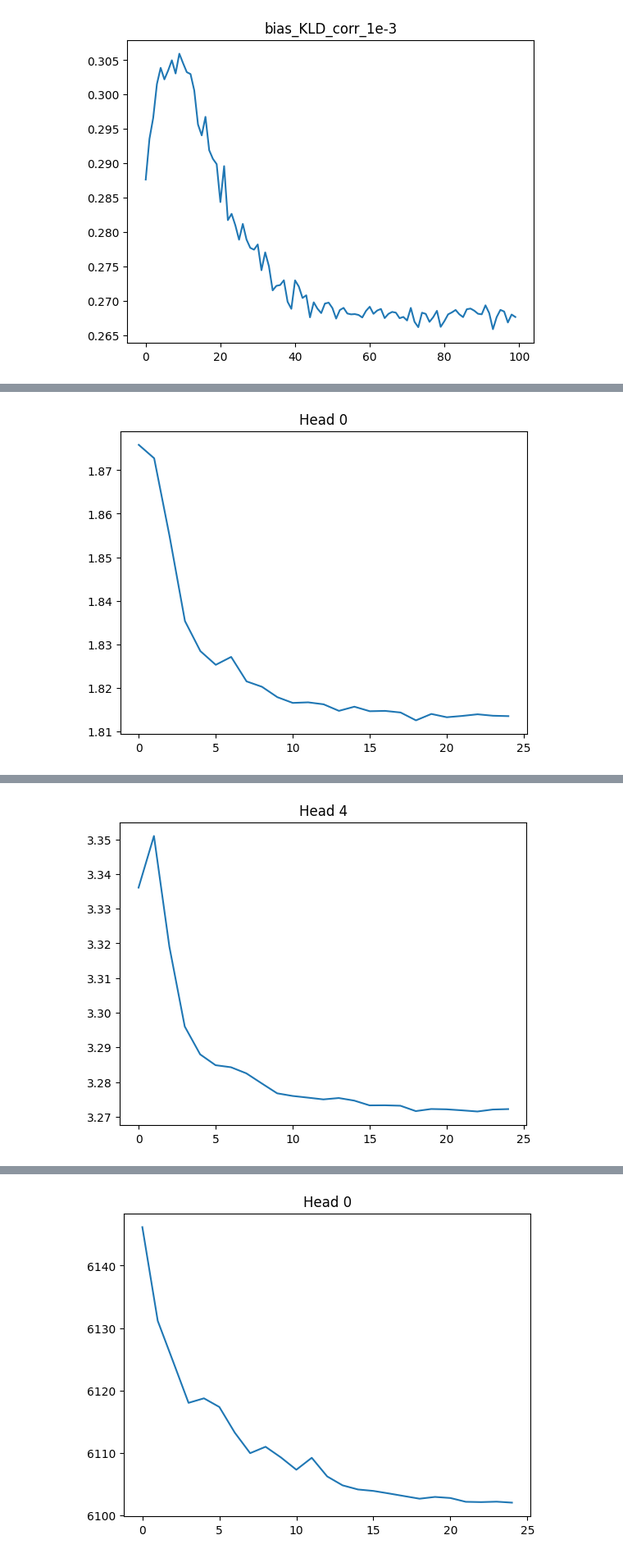
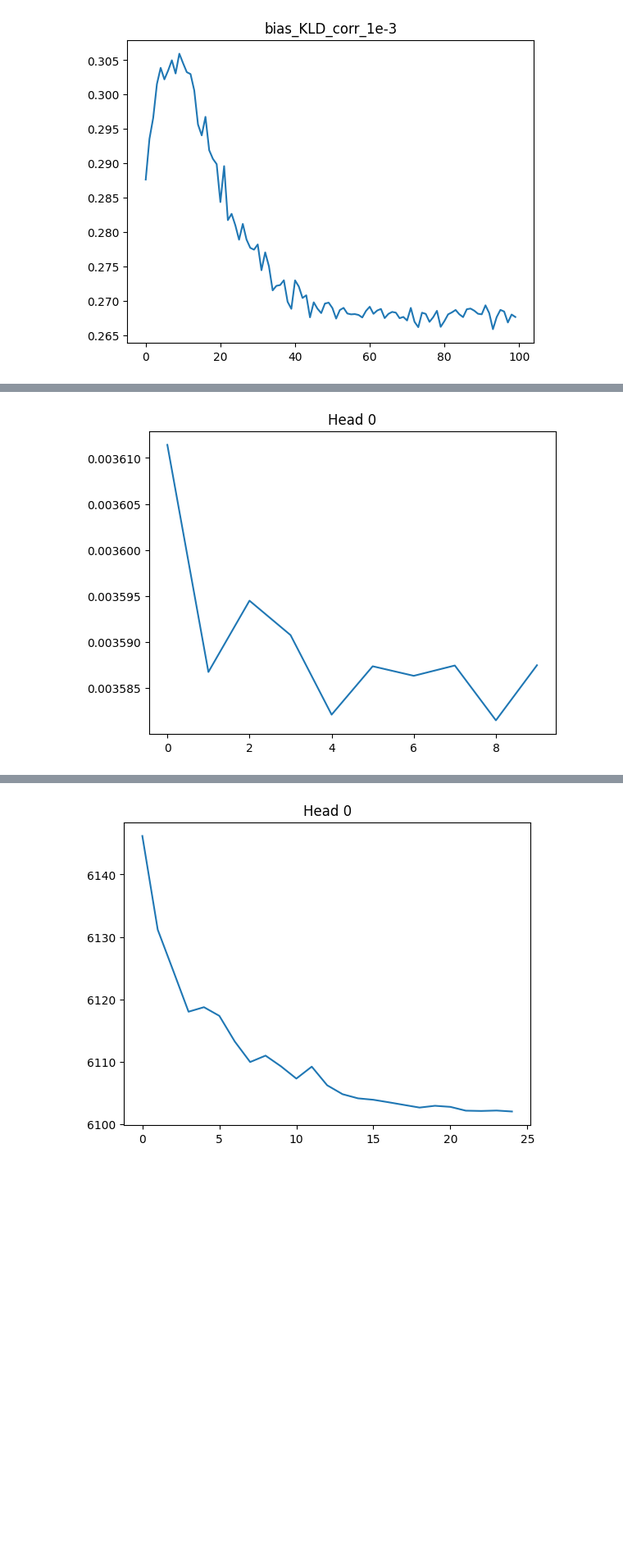
Before and after one commit to alexiaDorm/master-thesis, a Jupyter notebook: src/interpretation_models.ipynb, the cells around one changed output, grey strips where cells are left out. Shown at 82% size. Saved outputs shown, nothing was run; the diff lists cells and outputs as text; code cells hidden in the pictures; blank space fills up the shorter version.

```diff
--- a/src/interpretation_models.ipynb
+++ b/src/interpretation_models.ipynb
@@ -44,7 +42,7 @@ class CPU_Unpickler(pickle.Unpickler):
         else:
             return super().find_class(module, name)
 
-with open('../results/insertion/KLD_train_KLD_1e-3.pkl', 'rb') as file:
+with open('../new/train_KLD_1e-3.pkl', 'rb') as file:
     loss = CPU_Unpickler(file).load()
 
 loss = torch.stack(loss, dim=1)
@@ -71,13 +60,13 @@ for i in range(0,loss.shape[0]):
 # %%
-with open('../results/insertion/KLD_test_KLD_1e-3.pkl', 'rb') as file:
+with open('../new/test_KLD_1e-3.pkl', 'rb') as file:
     loss = CPU_Unpickler(file).load()
 
 loss = torch.stack(loss, dim=1)
 loss.shape
 
 for i in range(0,loss.shape[0]):
     plt.plot(loss[i,:])
     plt.title("Head " + str(i))
     plt.show()
 # %% [output]
-[figure, old version]
+[figure, new version]
@@ -87 +75,0 @@ for i in range(0,loss.shape[0]):
-[figure, removed]
```
Also changed, not shown: parts of 21 cells of this notebook, 3 other files.
